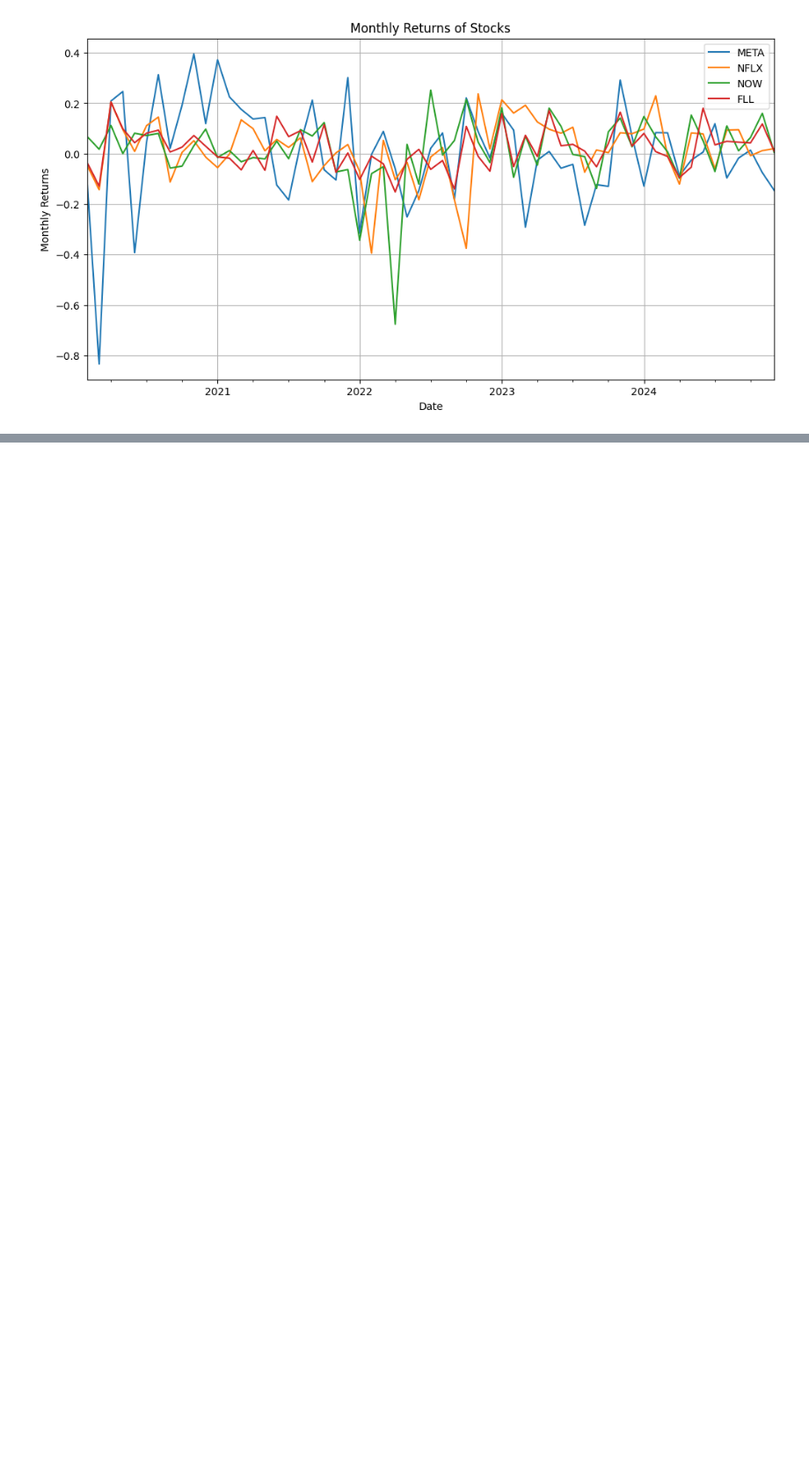
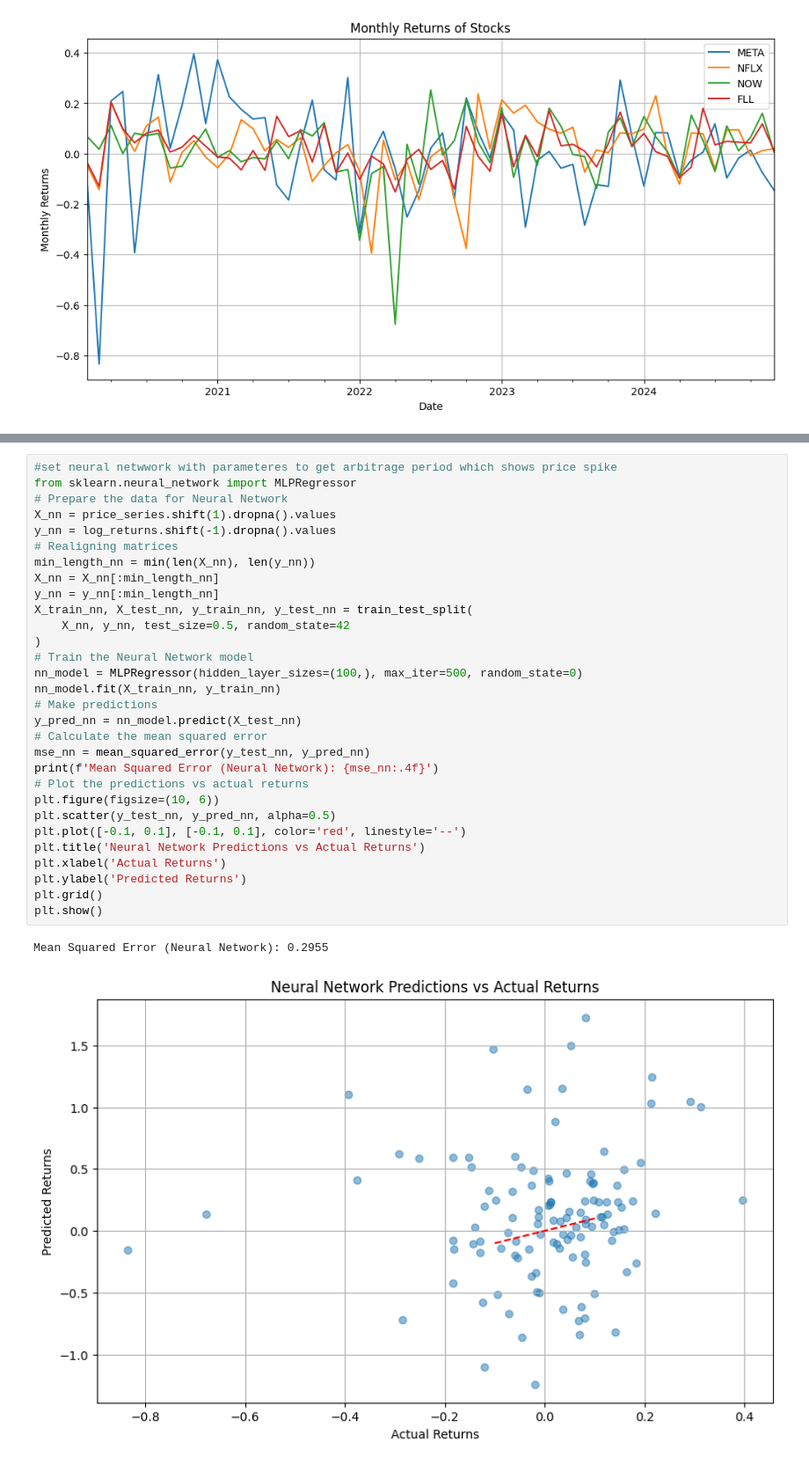
Before and after one commit to a4kulshr/quantaco, a Jupyter notebook: Political trading/polstocks.ipynb, the cells around one changed output, grey strips where cells are left out. Shown at 88% size. Cells and saved outputs as stored; diff of their text form; blank space fills up the shorter version.

```diff
--- a/Political trading/polstocks.ipynb
+++ b/Political trading/polstocks.ipynb
@@ -127,3 +153,36 @@ plt.show()
+# %%
+#set neural netwwork with parameteres to get arbitrage period which shows price spike
+from sklearn.neural_network import MLPRegressor
+# Prepare the data for Neural Network
+X_nn = price_series.shift(1).dropna().values
+y_nn = log_returns.shift(-1).dropna().values
+# Realigning matrices
+min_length_nn = min(len(X_nn), len(y_nn))
+X_nn = X_nn[:min_length_nn]
+y_nn = y_nn[:min_length_nn]
+X_train_nn, X_test_nn, y_train_nn, y_test_nn = train_test_split(
+	X_nn, y_nn, test_size=0.5, random_state=42
+)
+# Train the Neural Network model
+nn_model = MLPRegressor(hidden_layer_sizes=(100,), max_iter=500, random_state=0)
+nn_model.fit(X_train_nn, y_train_nn)
+# Make predictions
+y_pred_nn = nn_model.predict(X_test_nn)
+# Calculate the mean squared error
+mse_nn = mean_squared_error(y_test_nn, y_pred_nn)
+print(f'Mean Squared Error (Neural Network): {mse_nn:.4f}')
+# Plot the predictions vs actual returns
+plt.figure(figsize=(10, 6))
+plt.scatter(y_test_nn, y_pred_nn, alpha=0.5)
+plt.plot([-0.1, 0.1], [-0.1, 0.1], color='red', linestyle='--')
+plt.title('Neural Network Predictions vs Actual Returns')
+plt.xlabel('Actual Returns')
+plt.ylabel('Predicted Returns')
+plt.grid()
+plt.show()
+# %% [output]
+Mean Squared Error (Neural Network): 0.2955
+[figure, added]
 # %%
 #Set optimal portfolio weights based on the predicted returns USING MARKOVITZ
 from scipy.optimize import minimize
```
Also changed, not shown: parts of 7 cells of this notebook, 6 other files.
